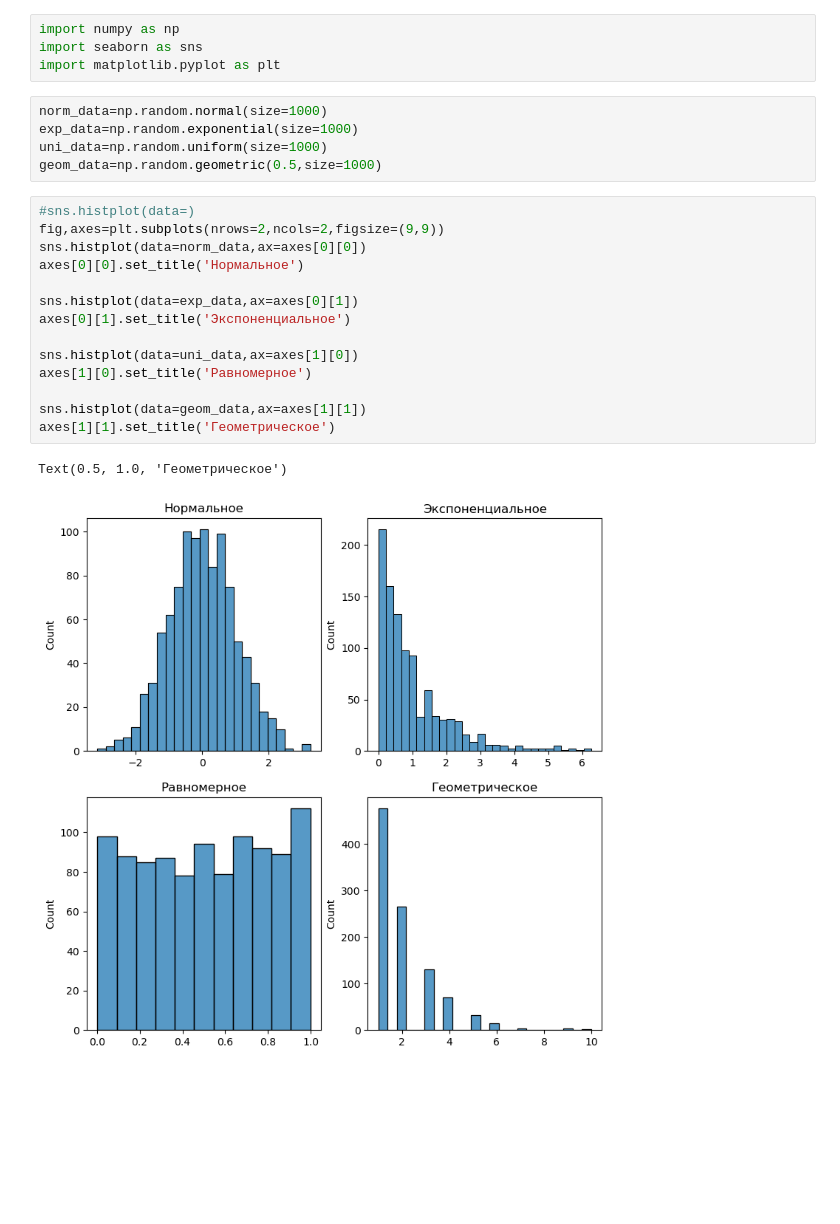
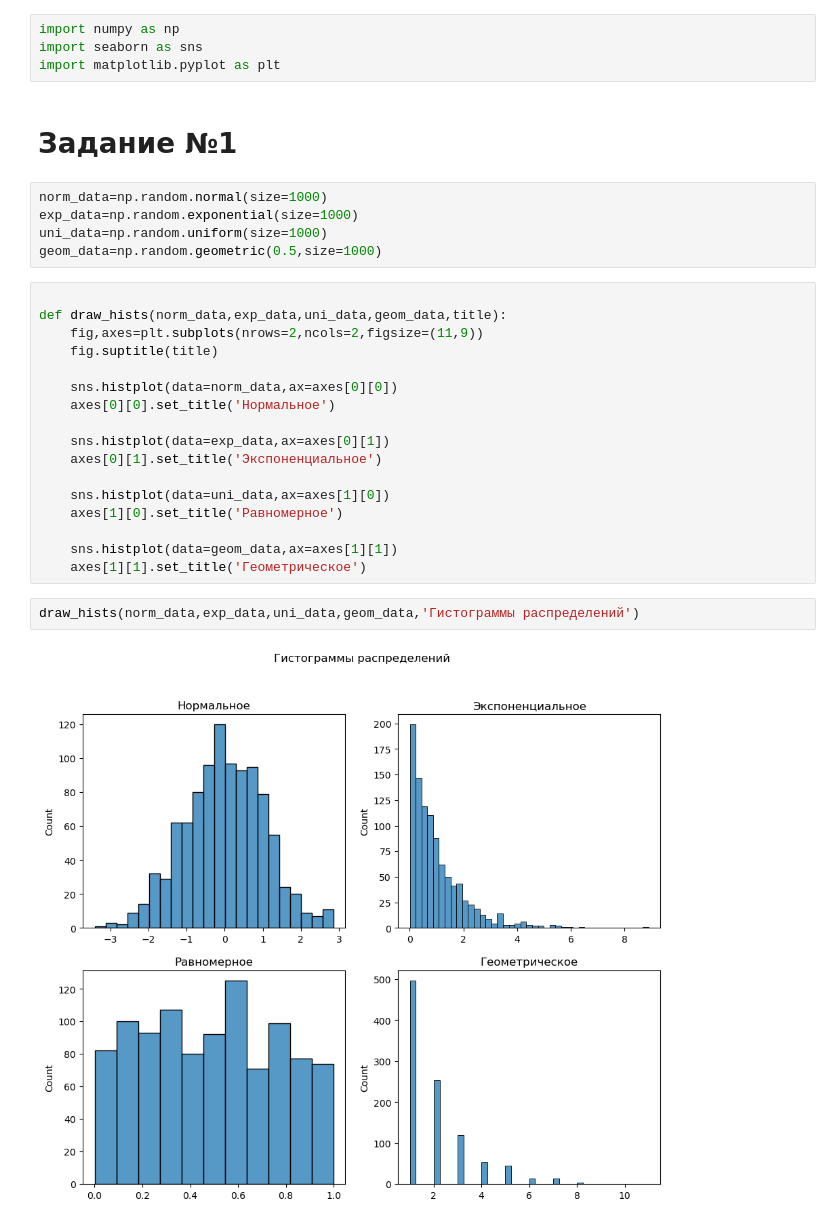
Before and after one commit to BombasticFantastik/DataScience-2024-SFU-Work5, a Jupyter notebook: Pract5.ipynb, the cells around one changed output. Saved outputs shown, nothing was run; the diff lists cells and outputs as text; blank space fills up the shorter version.

```diff
--- a/Pract5.ipynb
+++ b/Pract5.ipynb
@@ -2,25 +4,31 @@
 import numpy as np
 import seaborn as sns
 import matplotlib.pyplot as plt
+# %% [markdown]
+# Задание №1
 # %%
 norm_data=np.random.normal(size=1000)
 exp_data=np.random.exponential(size=1000)
 uni_data=np.random.uniform(size=1000)
 geom_data=np.random.geometric(0.5,size=1000)
 # %%
-#sns.histplot(data=)
-fig,axes=plt.subplots(nrows=2,ncols=2,figsize=(9,9))
-sns.histplot(data=norm_data,ax=axes[0][0])
-axes[0][0].set_title('Нормальное')
 
-sns.histplot(data=exp_data,ax=axes[0][1])
-axes[0][1].set_title('Экспоненциальное')
+def draw_hists(norm_data,exp_data,uni_data,geom_data,title):
+    fig,axes=plt.subplots(nrows=2,ncols=2,figsize=(11,9))
+    fig.suptitle(title)
 
-sns.histplot(data=uni_data,ax=axes[1][0])
-axes[1][0].set_title('Равномерное')
+    sns.histplot(data=norm_data,ax=axes[0][0])
+    axes[0][0].set_title('Нормальное')
 
-sns.histplot(data=geom_data,ax=axes[1][1])
-axes[1][1].set_title('Геометрическое')
+    sns.histplot(data=exp_data,ax=axes[0][1])
+    axes[0][1].set_title('Экспоненциальное')
+
+    sns.histplot(data=uni_data,ax=axes[1][0])
+    axes[1][0].set_title('Равномерное')
+
+    sns.histplot(data=geom_data,ax=axes[1][1])
+    axes[1][1].set_title('Геометрическое')
-# %% [output]
-Text(0.5, 1.0, 'Геометрическое')
-[figure, removed]
+# %%
+draw_hists(norm_data,exp_data,uni_data,geom_data,'Гистограммы распределений')
+# %% [output]
+[figure, added]
```
Also changed, not shown: parts of 22 cells of this notebook, 2 other files.
